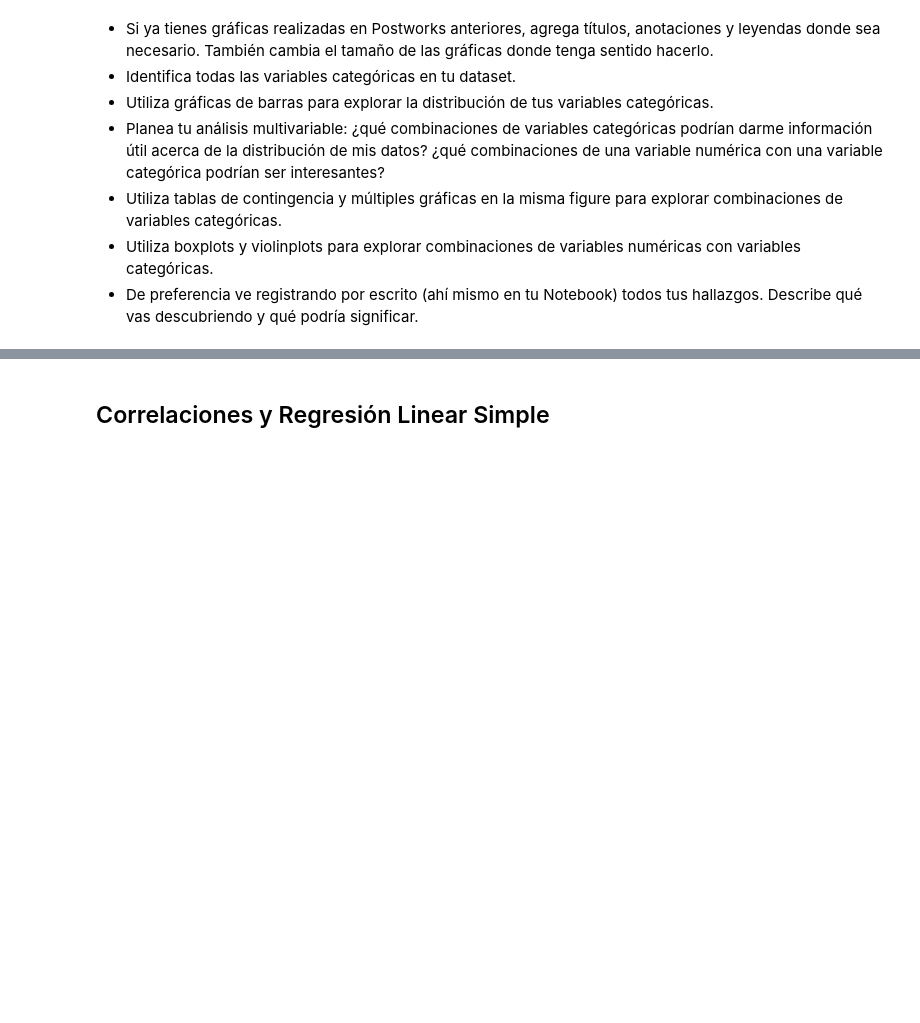
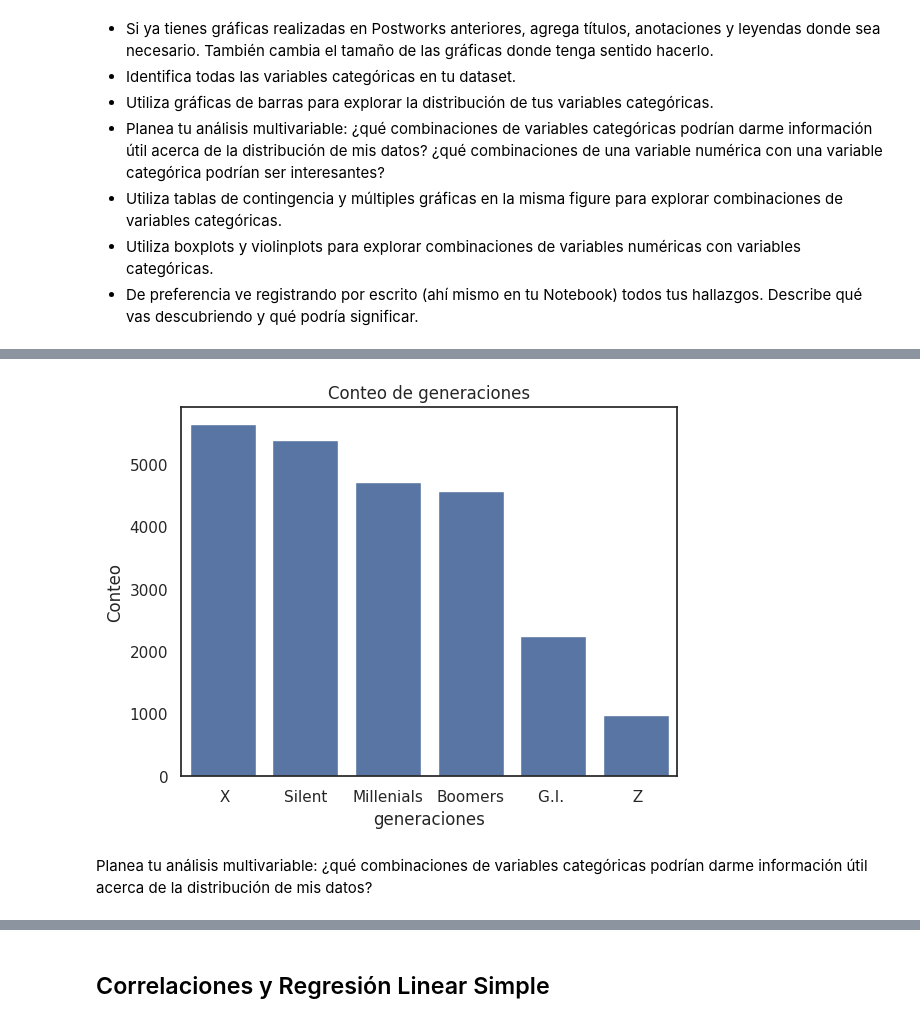
Before and after one commit to Gisellrom/ProyectoBEDU, a Jupyter notebook: Suicidios.ipynb, the cells around one changed output, grey strips where cells are left out. Drawn from its saved outputs; the diff is of its cells as text; code cells hidden in the pictures; blank space fills up the shorter version.

```diff
--- a/Suicidios.ipynb
+++ b/Suicidios.ipynb
@@ -761,0 +970,4 @@ Text(0.5, 1.0, 'PIB PER CAPITA')
+# %%
+# Calcular la frecuencia de cada valor único
+counts = df['generacion'].value_counts()
+print(counts)
@@ -761,0 +982,14 @@ Text(0.5, 1.0, 'PIB PER CAPITA')
+# %%
+# Crear un gráfico de barras con Seaborn
+ax = sns.barplot(x=counts.index, y=counts.values)
+
+# Configurar el título y las etiquetas
+ax.set_title('Conteo de generaciones')
+ax.set(xlabel= "generaciones", ylabel='Conteo')
+
+# Mostrar el gráfico
+plt.show()
+# %% [output]
+[figure, added]
+# %% [markdown]
+Planea tu análisis multivariable: ¿qué combinaciones de variables categóricas podrían darme información útil acerca de la distribución de mis datos?
```
Also changed, not shown: parts of 54 cells of this notebook.
